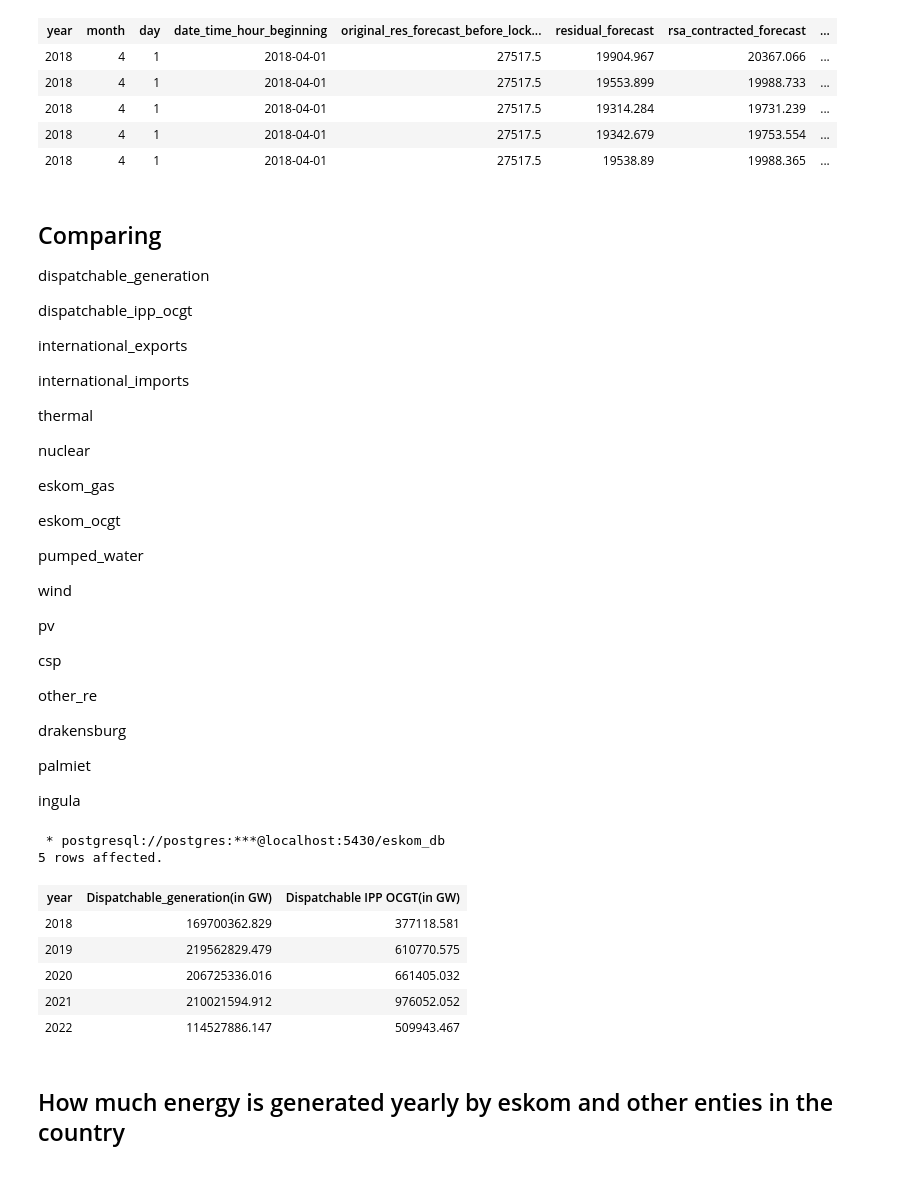
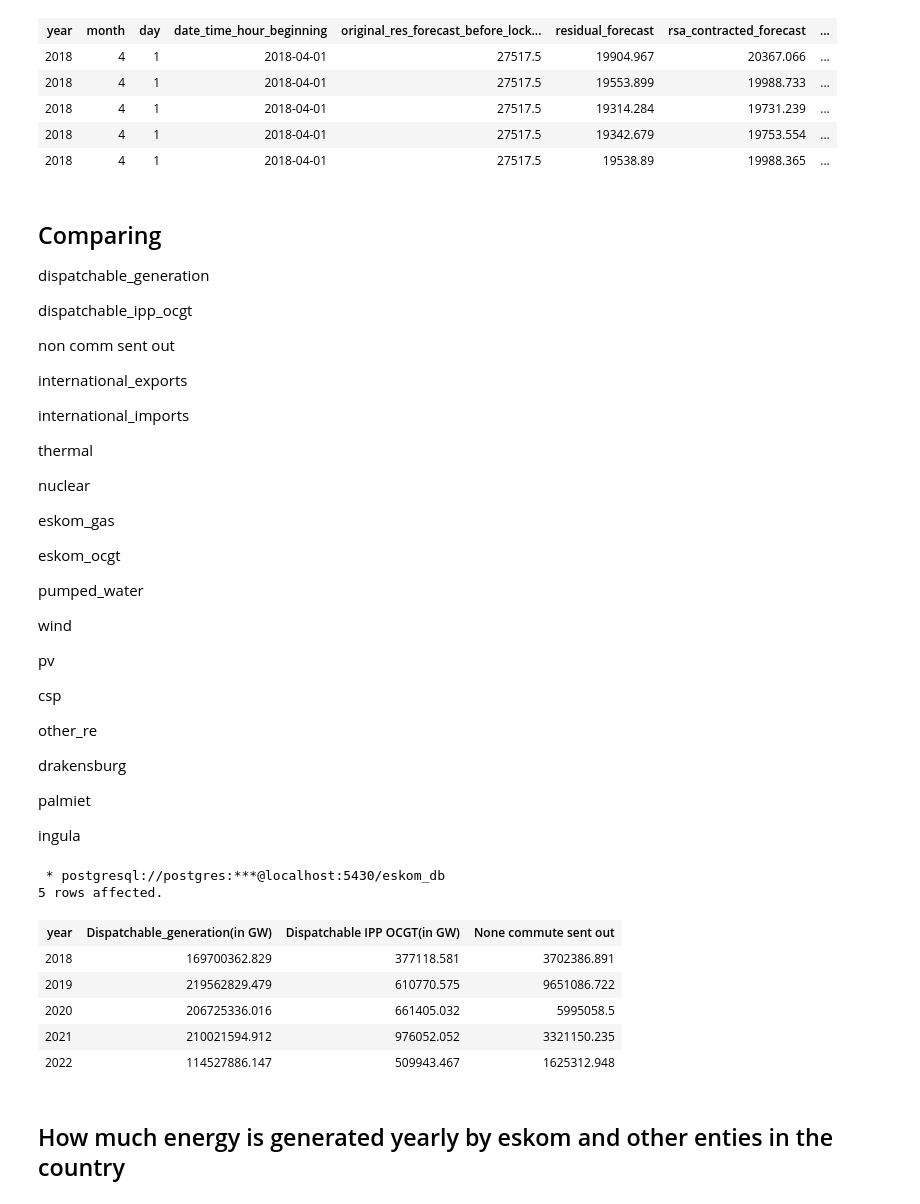
Before and after one commit to The-DigitalAcademy/Eskom_Data_Analysis, a Jupyter notebook: Generation.ipynb, the cells around one changed output. Cells and saved outputs as stored; diff of their text form; code cells hidden in the pictures.

```diff
--- a/Generation.ipynb
+++ b/Generation.ipynb
@@ -161,6 +158,8 @@ all
 dispatchable_generation
 
 dispatchable_ipp_ocgt
+
+non comm sent out
 
 
 
@@ -199,17 +198,17 @@ palmiet
 
 ingula
 # %%
-sum_dispatchable = %sql SELECT year as "year",SUM(dispatchable_generation) as "Dispatchable_generation(in GW)",SUM(dispatchable_ipp_ocgt) as  "Dispatchable IPP OCGT(in GW)" FROM eskom_clean GROUP BY year ORDER BY year
+sum_dispatchable = %sql SELECT year as "year",SUM(dispatchable_generation) as "Dispatchable_generation(in GW)",SUM(dispatchable_ipp_ocgt) as  "Dispatchable IPP OCGT(in GW)" ,SUM(non_comm_sentout) as "None commute sent out" FROM eskom_clean GROUP BY year ORDER BY year
 sum_dispatchable
 # %% [output]
  * postgresql://postgres:***@localhost:5430/eskom_db
 5 rows affected.
-| year | Dispatchable_generation(in GW) | Dispatchable IPP OCGT(in GW) |
-| 2018 | 169700362.829 | 377118.581 |
-| 2019 | 219562829.479 | 610770.575 |
-| 2020 | 206725336.016 | 661405.032 |
-| 2021 | 210021594.912 | 976052.052 |
-| 2022 | 114527886.147 | 509943.467 |
+| year | Dispatchable_generation(in GW) | Dispatchable IPP OCGT(in GW) | None commute sent out |
+| 2018 | 169700362.829 | 377118.581 | 3702386.891 |
+| 2019 | 219562829.479 | 610770.575 | 9651086.722 |
+| 2020 | 206725336.016 | 661405.032 | 5995058.5 |
+| 2021 | 210021594.912 | 976052.052 | 3321150.235 |
+| 2022 | 114527886.147 | 509943.467 | 1625312.948 |
 # %% [markdown]
 ## How much energy is generated yearly by eskom and other enties in the country
 # %%
```
Also changed, not shown: parts of 3 cells of this notebook, 2 other files.
